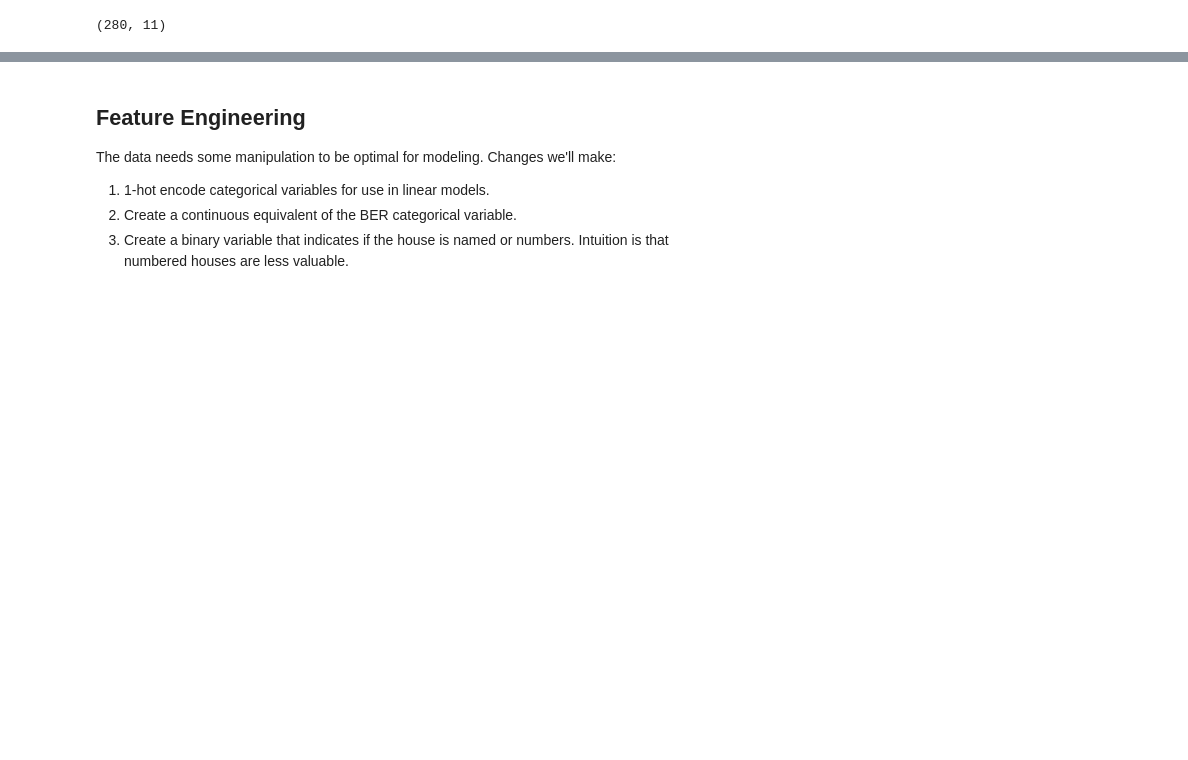
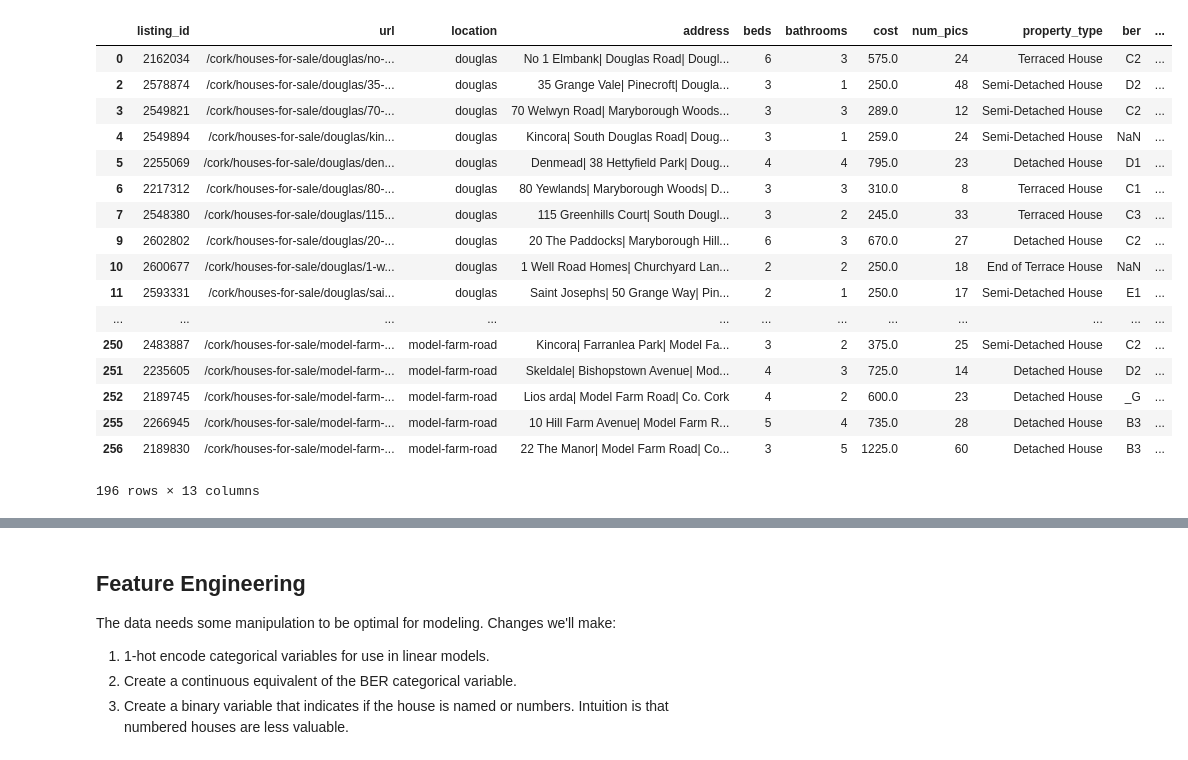
Before and after one commit to conorsobrien/CorkPropertyPrices, a Jupyter notebook: exploration_and_regression.ipynb, the cells around one changed output, grey strips where cells are left out. Saved outputs shown, nothing was run; the diff lists cells and outputs as text; code cells hidden in the pictures; blank space fills up the shorter version.

```diff
--- a/exploration_and_regression.ipynb
+++ b/exploration_and_regression.ipynb
@@ -39,10 +31,31 @@ df['ber_ord'] = df.ber.cat.codes
 # %%
 #df
 #df.describe()
-df.shape
+#df.shape
 #df.info()
+df = df[(df.floor_area.notnull()) & (df.floor_area < 500)]
+#print(len(df))
-# %% [output]
-(280, 11)
+# %%
+df
+# %% [output]
+|  | listing_id | url | location | address | beds | bathrooms | cost | num_pics | property_type | ber | ... |
+| 0 | 2162034 | /cork/houses-for-sale/douglas/no-... | douglas | No 1 Elmbank| Douglas Road| Dougl... | 6 | 3 | 575.0 | 24 | Terraced House | C2 | ... |
+| 2 | 2578874 | /cork/houses-for-sale/douglas/35-... | douglas | 35 Grange Vale| Pinecroft| Dougla... | 3 | 1 | 250.0 | 48 | Semi-Detached House | D2 | ... |
+| 3 | 2549821 | /cork/houses-for-sale/douglas/70-... | douglas | 70 Welwyn Road| Maryborough Woods... | 3 | 3 | 289.0 | 12 | Semi-Detached House | C2 | ... |
+| 4 | 2549894 | /cork/houses-for-sale/douglas/kin... | douglas | Kincora| South Douglas Road| Doug... | 3 | 1 | 259.0 | 24 | Semi-Detached House | NaN | ... |
+| 5 | 2255069 | /cork/houses-for-sale/douglas/den... | douglas | Denmead| 38 Hettyfield Park| Doug... | 4 | 4 | 795.0 | 23 | Detached House | D1 | ... |
+| 6 | 2217312 | /cork/houses-for-sale/douglas/80-... | douglas | 80 Yewlands| Maryborough Woods| D... | 3 | 3 | 310.0 | 8 | Terraced House | C1 | ... |
+| 7 | 2548380 | /cork/houses-for-sale/douglas/115... | douglas | 115 Greenhills Court| South Dougl... | 3 | 2 | 245.0 | 33 | Terraced House | C3 | ... |
+| 9 | 2602802 | /cork/houses-for-sale/douglas/20-... | douglas | 20 The Paddocks| Maryborough Hill... | 6 | 3 | 670.0 | 27 | Detached House | C2 | ... |
+| 10 | 2600677 | /cork/houses-for-sale/douglas/1-w... | douglas | 1 Well Road Homes| Churchyard Lan... | 2 | 2 | 250.0 | 18 | End of Terrace House | NaN | ... |
+| 11 | 2593331 | /cork/houses-for-sale/douglas/sai... | douglas | Saint Josephs| 50 Grange Way| Pin... | 2 | 1 | 250.0 | 17 | Semi-Detached House | E1 | ... |
+| ... | ... | ... | ... | ... | ... | ... | ... | ... | ... | ... | ... |
+| 250 | 2483887 | /cork/houses-for-sale/model-farm-... | model-farm-road | Kincora| Farranlea Park| Model Fa... | 3 | 2 | 375.0 | 25 | Semi-Detached House | C2 | ... |
+| 251 | 2235605 | /cork/houses-for-sale/model-farm-... | model-farm-road | Skeldale| Bishopstown Avenue| Mod... | 4 | 3 | 725.0 | 14 | Detached House | D2 | ... |
+| 252 | 2189745 | /cork/houses-for-sale/model-farm-... | model-farm-road | Lios arda| Model Farm Road| Co. Cork | 4 | 2 | 600.0 | 23 | Detached House | _G | ... |
+| 255 | 2266945 | /cork/houses-for-sale/model-farm-... | model-farm-road | 10 Hill Farm Avenue| Model Farm R... | 5 | 4 | 735.0 | 28 | Detached House | B3 | ... |
+| 256 | 2189830 | /cork/houses-for-sale/model-farm-... | model-farm-road | 22 The Manor| Model Farm Road| Co... | 3 | 5 | 1225.0 | 60 | Detached House | B3 | ... |
+196 rows × 13 columns
 # %%
 plt.rcParams['figure.figsize'] = [16, 4]
 plt.tight_layout()
```
Also changed, not shown: parts of 16 cells of this notebook, 1 other file.
